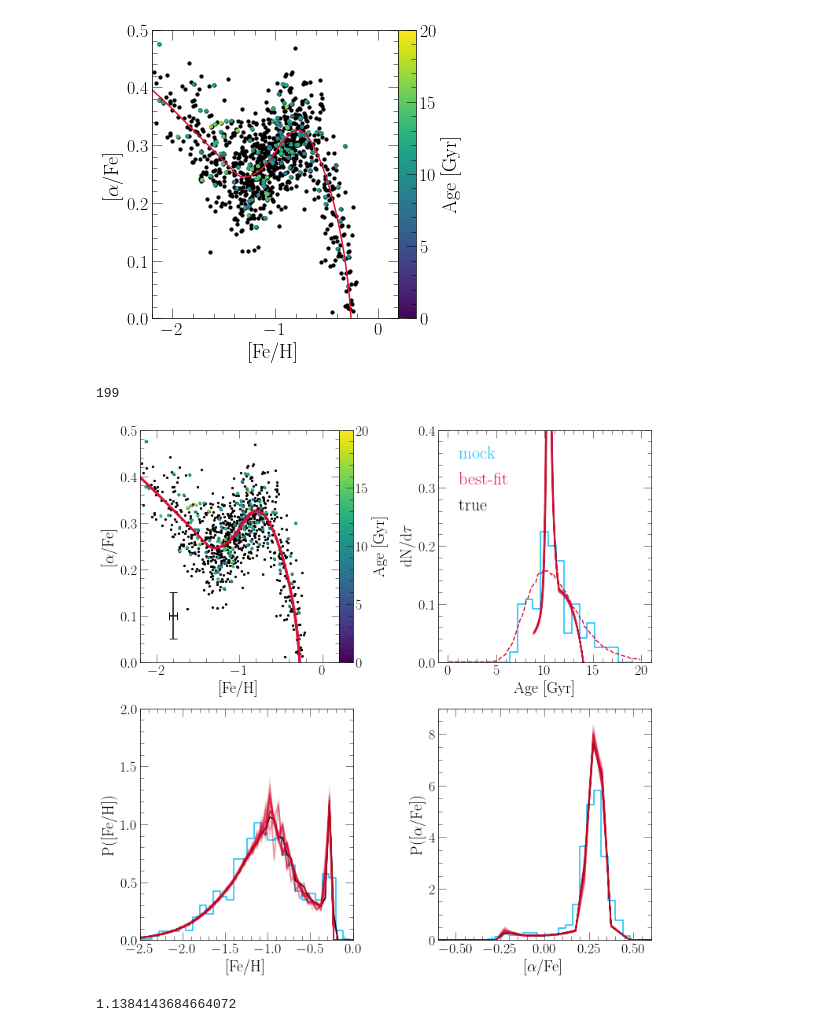
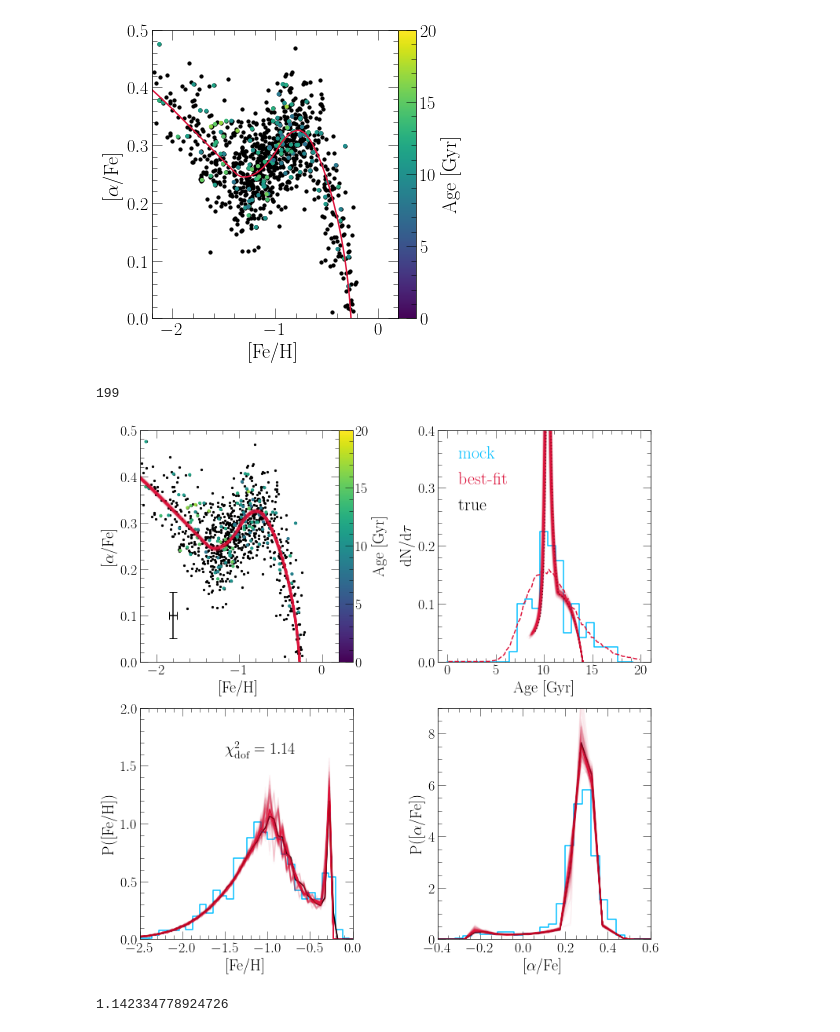
Before and after one commit to giganano/h3halo, a Jupyter notebook: notebooks/burstmock.ipynb, the cells around one changed output. Saved outputs shown, nothing was run; the diff lists cells and outputs as text; code cells hidden in the pictures.

```diff
--- a/notebooks/burstmock.ipynb
+++ b/notebooks/burstmock.ipynb
@@ -29,13 +29,15 @@ data["logage_err"] = raw[:, 5]
 # data["age"] = np.array([10**_ for _ in raw[:, 4]])
 # data["age_err"] = np.array([a * b * m.log(10) for a, b in zip(data["age"], raw[:, 5])])
 
-rawchain = np.genfromtxt("../mocksamples/simpleburst_rampupduration_5000.out")
+rawchain = np.genfromtxt("../mocksamples/simpleburst_102400.out")
 print(len(rawchain))
 chain = vice.dataframe({})
 chain["tau_in"] = rawchain[:, 0]
 chain["eta"] = rawchain[:, 1]
 chain["tau_tot"] = rawchain[:, 2]
-chain["delta_1"] = rawchain[:, 3]
-# chain["tau_star_1"] = rawchain[:, 4]
-chain["logp"] = rawchain[:, 4]
+chain["tau_star_1"] = rawchain[:, 3]
+chain["delta_1"] = rawchain[:, 4]
+chain["delta_2"] = rawchain[:, 5]
+chain["tau_star_2"] = rawchain[:, 6]
+chain["logp"] = rawchain[:, 7]
 # %% [output]
@@ -96,21 +98,21 @@ ofe_err = np.median(data["[o/fe]_err"])
 axes[0][0].errorbar(-1.8, 0.1, xerr = feh_err, yerr = ofe_err,
     c = named_colors()["black"], linestyle = "None")
 
-duration = 5.03
+duration = 5.28
 with vice.singlezone(name = "bestfit") as sz:
-    sz.func = exponential(timescale = 2.00)
+    sz.func = exponential(timescale = 2.05)
     sz.mode = "ifr"
     sz.elements = ["fe", "o"]
     sz.Mg0 = 0
     sz.nthreads = 2
 #     sz.tau_star = 11.55
     sz.tau_star = piecewise_linear(2)
-    sz.tau_star.norm = 50
-    sz.tau_star.deltas[0] = 2.5
-    sz.tau_star.deltas[1] = 1.03
+    sz.tau_star.norm = 51.72
+    sz.tau_star.deltas[0] = 2.59
+    sz.tau_star.deltas[1] = 1.01
     sz.tau_star.slopes[0] = 0
-    sz.tau_star.slopes[1] = (2.00 - sz.tau_star.norm) / sz.tau_star.deltas[1]
-    sz.eta = 10.10
+    sz.tau_star.slopes[1] = (2.17 - sz.tau_star.norm) / sz.tau_star.deltas[1]
+    sz.eta = 10.01
     sz.dt = duration / 1000
     bfout = sz.run(np.linspace(0, duration, 1001), overwrite = True, capture = True)
     axes[0][0].plot(bfout.history["[fe/h]"], bfout.history["[o/fe]"],
@@ -186,10 +188,11 @@ yvals = bfout.mdf["dn/d[fe/h]"]
 axes[1][0].plot(xvals, yvals, c = named_colors()["crimson"], label = "best-fit")
 yvals = mockout.mdf["dn/d[fe/h]"]
 axes[1][0].plot(xvals, yvals, c = named_colors()["black"], label = "true")
+axes[1][0].text(-1.5, 1.6, r"$\chi_\text{dof}^2 = 1.14$", fontsize = 20)
 
 axes[1][1].set_xlabel(r"[$\alpha$/Fe]")
 axes[1][1].set_ylabel(r"P([$\alpha$/Fe])")
-axes[1][1].set_xlim([-0.6, 0.6])
+axes[1][1].set_xlim([-0.4, 0.6])
 axes[1][1].set_ylim([0, 9])
 axes[1][1].set_yticks(range(0, 9, 2))
 hist, bins = np.histogram(data["[o/fe]"], bins = 100, range = [-3, 1], density = True)
@@ -221,12 +224,12 @@ with vice.singlezone(name = "sampled") as sz:
         sz.nthreads = 2
 #         sz.tau_star = chain["tau_star"][indeces[i]]
         sz.tau_star = piecewise_linear(2)
-        sz.tau_star.norm = 50
-        sz.tau_star.deltas[0] = 2.5
-        sz.tau_star.deltas[1] = chain["delta_1"][indeces[i]]
+        sz.tau_star.norm = chain["tau_star_1"][indeces[i]]
+        sz.tau_star.deltas[0] = chain["delta_1"][indeces[i]]
+        sz.tau_star.deltas[1] = chain["delta_2"][indeces[i]]
         sz.tau_star.slopes[0] = 0
-#         sz.tau_star.slopes[1] = (chain["tau_star_1"][indeces[i]] - sz.tau_star.norm) / sz.tau_star.deltas[1]
-        sz.tau_star.slopes[1] = (2.0 - sz.tau_star.norm) / sz.tau_star.deltas[1]
+        sz.tau_star.slopes[1] = (chain["tau_star_2"][indeces[i]] - sz.tau_star.norm) / sz.tau_star.deltas[1]
+#         sz.tau_star.slopes[1] = (2.0 - sz.tau_star.norm) / sz.tau_star.deltas[1]
         sz.tau_star.slopes[2] = 0
         sz.eta = chain["eta"][indeces[i]]
         sz.dt = chain["tau_tot"][indeces[i]] / 500
@@ -240,35 +243,39 @@ with vice.singlezone(name = "sampled") as sz:
         agedist = [_ / norm for _ in out.history["sfr"]]
         xvals = [_ + 14 - chain["tau_tot"][indeces[i]] for _ in out.history["lookback"]]
         axes[0][1].plot(xvals, agedist, **kwargs)
 
         xvals = [(a + b) / 2 for a, b in zip(out.mdf["bin_edge_left"], out.mdf["bin_edge_right"])]
         axes[1][0].plot(xvals, out.mdf["dn/d[fe/h]"], **kwargs)
         axes[1][1].plot(xvals, out.mdf["dn/d[o/fe]"], **kwargs)
 
         sys.stdout.write("\r%d" % (i))
 sys.stdout.write("\n")
 
 plt.tight_layout()
 plt.subplots_adjust(wspace = 0.4, hspace = 0.2)
 axes[0][0].set_position([
     axes[0][0].get_position().x0,
     axes[0][0].get_position().y0,
     axes[0][0].get_position().x1 - axes[0][0].get_position().x0 - 0.025,
     axes[0][0].get_position().y1 - axes[0][0].get_position().y0
 ])
 cbar_ax.set_position([
     axes[0][0].get_position().x1,
     axes[0][0].get_position().y0,
     0.025,
     axes[0][0].get_position().y1 - axes[0][0].get_position().y0
 ])
 # for ext in ["pdf", "jpeg"]: plt.savefig("./simpleburst_2params_noweights_distributions.%s" % (ext))
 # for ext in ["pdf", "jpeg"]: plt.savefig("./simpleburst_2params_distributions.%s" % (ext))
-for ext in ["pdf", "jpeg"]: plt.savefig("./simpleburst_rampupduration_distributions.%s" % (ext))
+# for ext in ["pdf", "jpeg"]: plt.savefig("./simpleburst_rampupduration_distributions.%s" % (ext))
+for ext in ["pdf", "jpeg"]:
+    kwargs = {}
+    if ext == "jpeg": kwargs["dpi"] = 200
+    plt.savefig("./simpleburst_distributions.%s" % (ext), **kwargs)
 plt.show()
 # %% [output]
 199
-[figure, old version]
+[figure, new version]
 # %%
 h3_universe_age = 14
 quantities = list(filter(lambda _: not _.endswith("_err"), data.keys()))
@@ -291,4 +298,4 @@ weights = bfout.history["sfr"][1:]
 chisq = chisquared(sample, errors, model, weights)
 print(chisq / (len(sample) - 7))
 # %% [output]
-1.1384143684664072
+1.142334778924726
```
Also changed, not shown: parts of 1 cell of this notebook, 10 other files.
